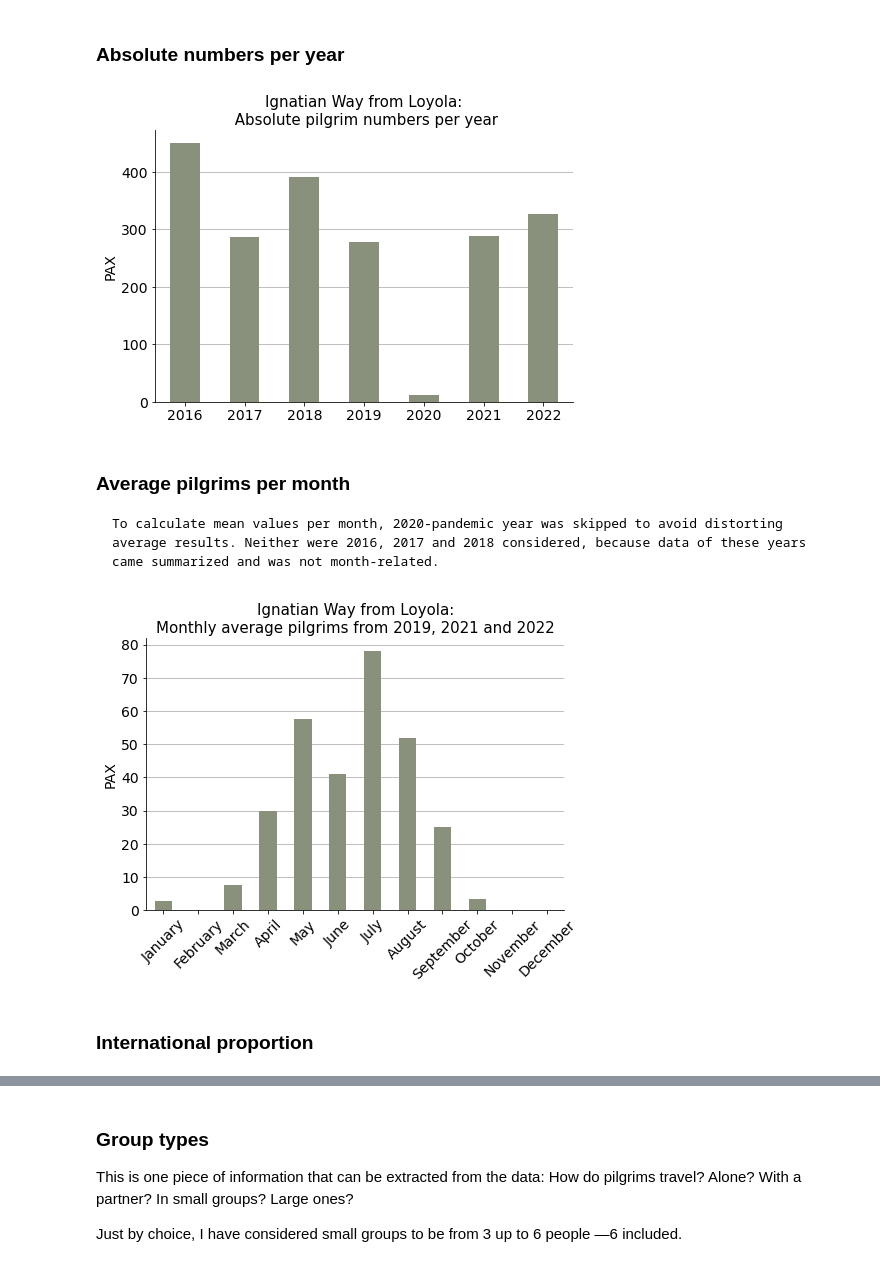
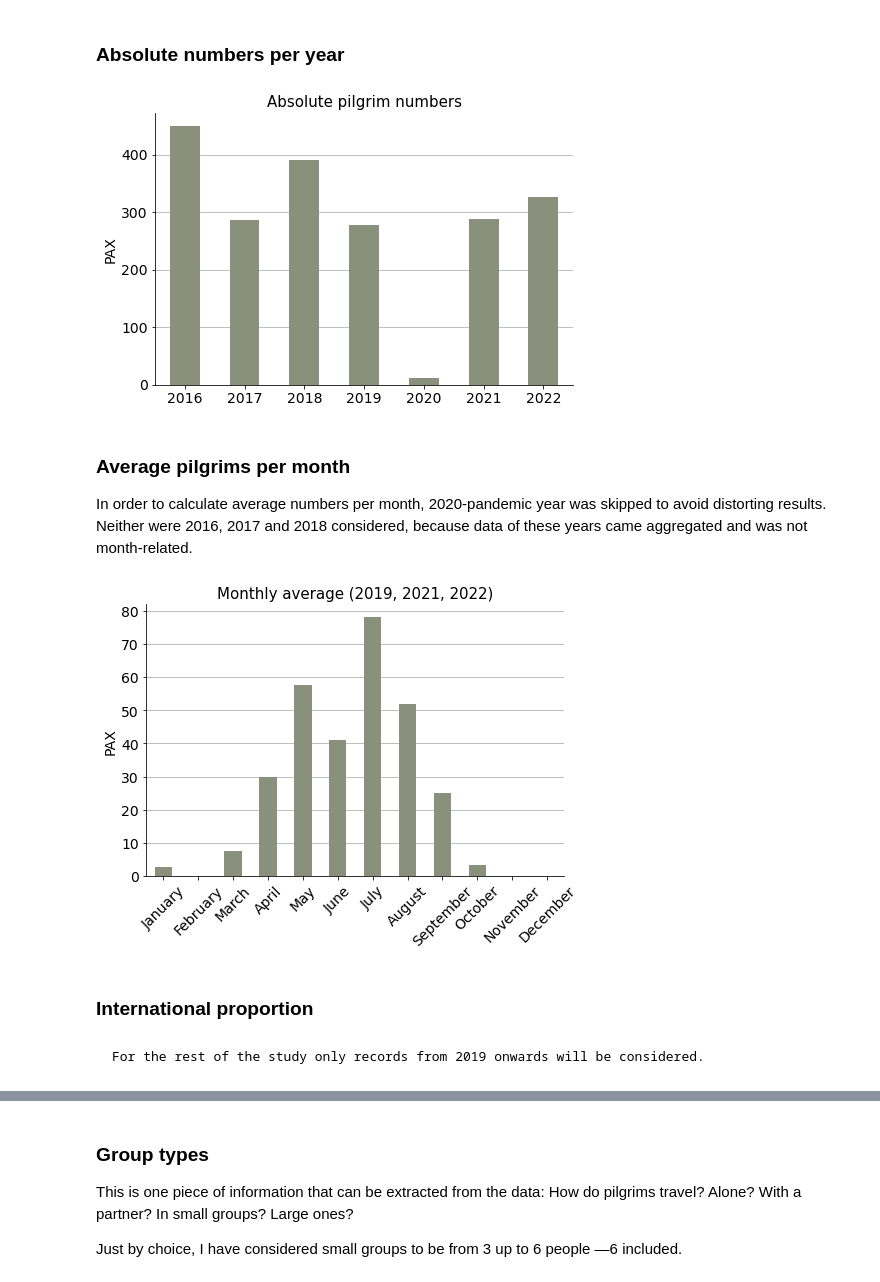
Before and after one commit to mikel-imaz/projects, a Jupyter notebook: _sources/ignatian.ipynb, the cells around one changed output, grey strips where cells are left out. Cells and saved outputs as stored; diff of their text form; code cells hidden in the pictures.

````diff
--- a/_sources/ignatian.ipynb
+++ b/_sources/ignatian.ipynb
@@ -92,37 +91,35 @@ sns.palplot(sns.color_palette(palette_ign))
 # %% [markdown]
 ### Absolute numbers per year
 # %%
-# Group by years and add pax numbers
-ignatian_years = ignatian.groupby(ignatian.index.year)["pax"].sum()
+# Group by years and sum pax numbers
+ignatian_yearly = ignatian.groupby(ignatian.index.year)["pax"].sum()
 
 # Plot
 fig, ax = plt.subplots(figsize=(7.5, 5))
 
-ignatian_years.plot(ax=ax, kind="bar", color=palette_ign[8])
+ignatian_yearly.plot(ax=ax, kind="bar", color=palette_ign[8])
 
 ax.grid(axis="y")
 ax.set_axisbelow(True)
 ax.tick_params(axis='x', labelsize=14, rotation=0)
 ax.tick_params(axis='y', labelsize=14)
-ax.set_title("Ignatian Way from Loyola:\n Absolute pilgrim numbers per year", size=15)
+ax.set_title("Absolute pilgrim numbers", size=15)
 ax.set_xlabel("")
 ax.set_ylabel("PAX", size=14)
 sns.despine()
 
 plt.show()
 # %% [output]
-[figure, old version]
+[figure, new version]
 # %% [markdown]
 ### Average pilgrims per month
-```{note}
-To calculate mean values per month, 2020-pandemic year was skipped to avoid distorting average results. Neither were 2016, 2017 and 2018 considered, because data of these years came summarized and was not month-related.
-```
+In order to calculate average numbers per month, 2020-pandemic year was skipped to avoid distorting results. Neither were 2016, 2017 and 2018 considered, because data of these years came aggregated and was not month-related.
 # %%
 # Get values from 2019, 2021, 2022
 ignatian_19_21_22 = pd.concat([ignatian.loc["2019"], ignatian.loc["2021"], ignatian.loc["2022"]])
 
-# Group by months and add pax numbers, divide by the number of years considered: 3
-ignatian_monthly_avg = ignatian_19_21_22.groupby(ignatian_19_21_22.index.month)["pax"].sum() / 3
+# Group by months and sum pax numbers, divide by the number of years considered: 3
+ignatian_monthly_avg = ignatian_19_21_22.groupby(ignatian_19_21_22.index.month)["pax"].sum().div(3)
 
 # Plot
 fig, ax = plt.subplots(figsize=(7.5, 5))
@@ -133,14 +130,18 @@ ax.set_xticklabels(ignatian_19_21_22.index.month_name().unique(), rotation=45)
 ax.grid(axis="y")
 ax.set_axisbelow(True)
 ax.tick_params(axis='both', which='major', labelsize=14)
-ax.set_title("Ignatian Way from Loyola:\nMonthly average pilgrims from 2019, 2021 and 2022", size=15)
+ax.set_title("Monthly average (2019, 2021, 2022)", size=15)
 ax.set_xlabel("")
 ax.set_ylabel("PAX", size=14)
 sns.despine()
 
 plt.show()
 # %% [output]
-[figure, old version]
+[figure, new version]
 # %% [markdown]
 ### International proportion
+# %% [markdown]
+```{note}
+For the rest of the study only records from 2019 onwards will be considered.
+```
 # %%
````
Also changed, not shown: parts of 28 cells of this notebook, 45 other files.
